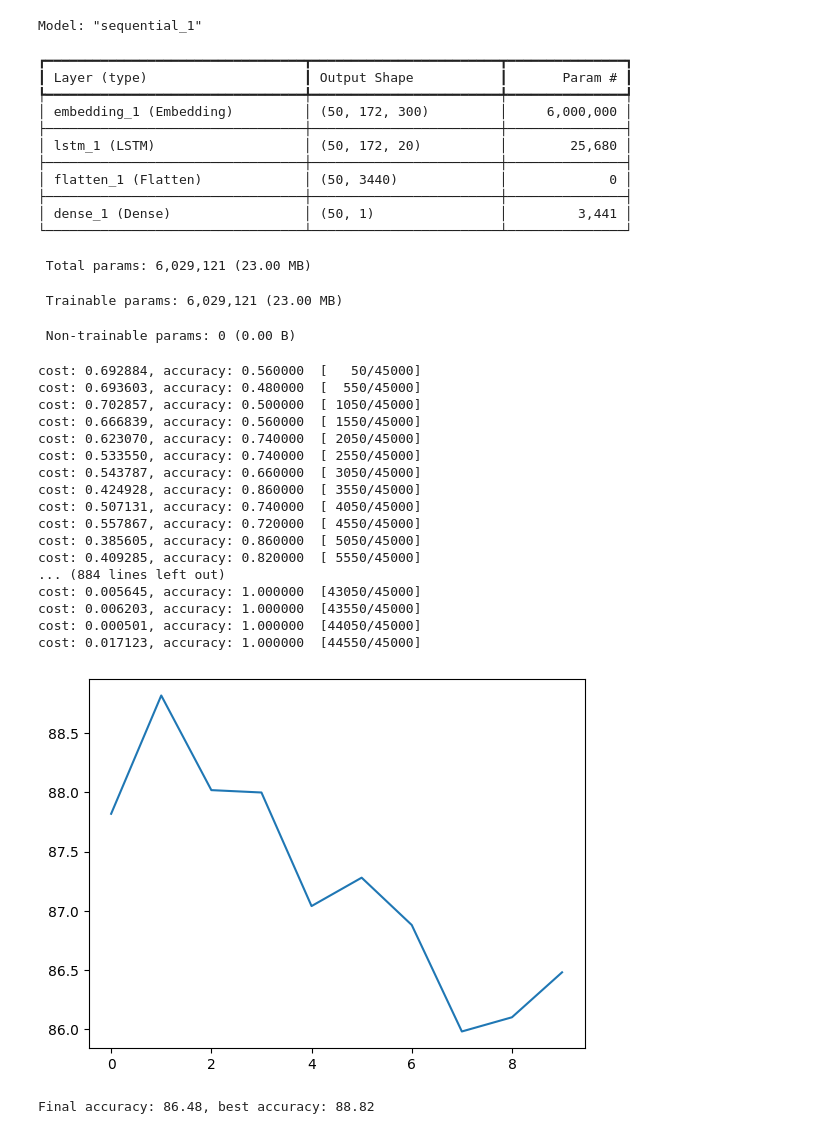
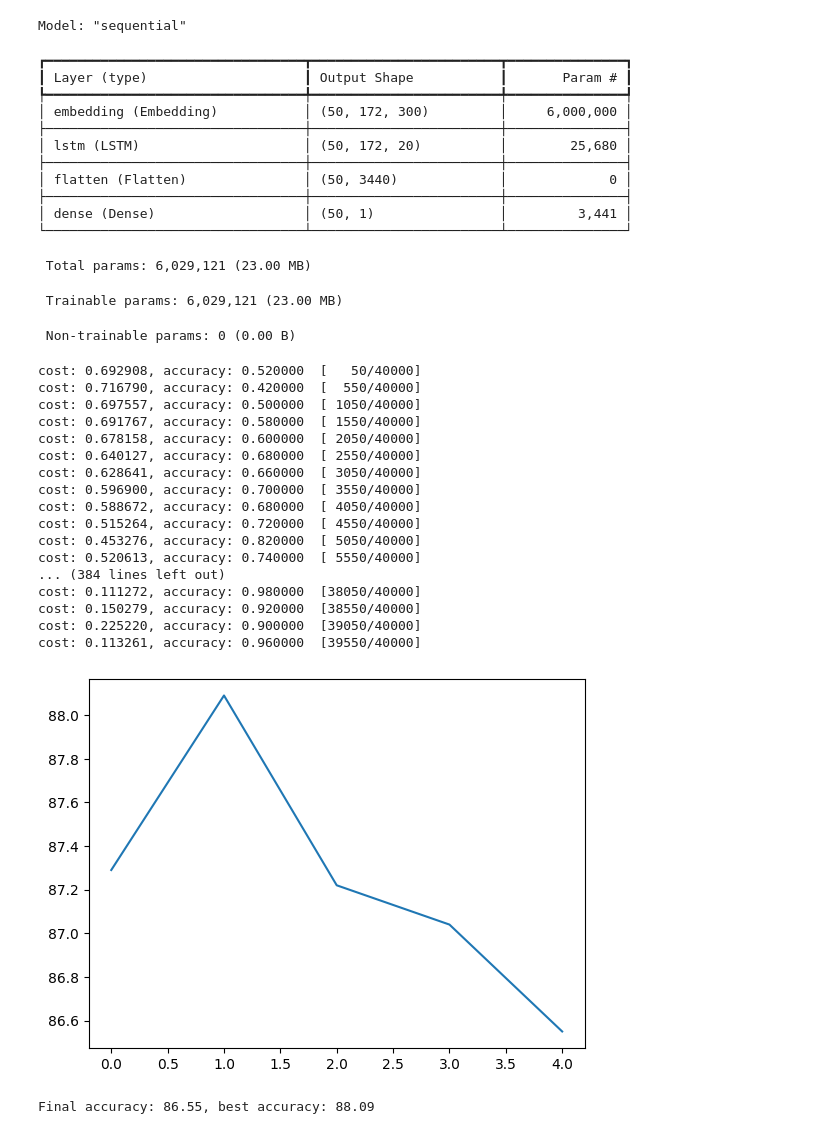
Before and after one commit to nwon24/nlp, a Jupyter notebook: W6/LSTM_WordEmbeddings.ipynb, the cells around one changed output. Drawn from its saved outputs; the diff is of its cells as text; code cells hidden in the pictures.

Commit message:
Created using Colab - 0.2 testing size

```diff
--- a/W6/LSTM_WordEmbeddings.ipynb
+++ b/W6/LSTM_WordEmbeddings.ipynb
@@ -68,7 +68,7 @@ def transform(text,vect):
 # print(corpus_vec)
 
 bsize=50
-epochs=10
+epochs=5
 lr=5e-4
 embed_dim=300
 
@@ -89,7 +89,7 @@ class lstm(nn.Module):
         self.hidden_size=hidden_size
         self.seq=seq
         self.rnn=True
-        self.lstm=nn.LSTM(input_size,hidden_size,batch_first=True,num_layers=1)
+        self.lstm=nn.LSTM(input_size,hidden_size,batch_first=True,num_layers=2)
         self.fc=nn.Linear(self.hidden_size*seq,1)
         #self.fc=nn.Linear(self.hidden_size,1)
         #self.embed=nn.Embedding(len(vect.vocabulary_),input_size)
@@ -135,7 +135,7 @@ class dense(nn.Module):
 vocab=len(vect.vocabulary_)
 Encoder = LabelEncoder()
 corpus_vec = transform(data["text"],vect)
-train_corpus_vec, test_corpus_vec, train_label, test_label = model_selection.train_test_split(corpus_vec,data["label"],test_size=0.1)
+train_corpus_vec, test_corpus_vec, train_label, test_label = model_selection.train_test_split(corpus_vec,data["label"],test_size=0.2)
 train_label = torch.from_numpy(Encoder.fit_transform(train_label)).float()
 test_label = torch.from_numpy(Encoder.fit_transform(test_label)).float()
 #train_corpus_vec = transform(train_corpus,vect)
@@ -220,57 +220,57 @@ keras_model=Sequential([InputLayer(shape=(maxlen,),batch_size=bsize),
                   Dense(1,activation="sigmoid")])
 keras_model.compile(optimizer="adam",loss="binary_crossentropy",metrics=["accuracy"])
 keras_model.summary()
 
 use_torch=True
 
 x=np.arange(epochs)
 y=np.zeros(epochs)
 #print(corpus_vec[0])
 if use_torch==True:
     for epoch in range(epochs):
         train(train_dataloader,c,loss_fn,optimizer)
         y[epoch] = test_loop(test_dataloader,c,loss_fn)
     plt.plot(x,y)
     plt.show()
     print(f"Final accuracy: {y[-1]:.2f}, best accuracy: {y[np.argmax(y)]:.2f}")
 else:
     keras_model.fit(train_corpus_vec,train_label,batch_size=bsize,epochs=epochs,validation_data=(test_corpus_vec,test_label))
     keras_model.evaluate(test_corpus_vec,test_label,batch_size=bsize)
 # %% [output]
-Model: "sequential_1"
+Model: "sequential"
 ┏━━━━━━━━━━━━━━━━━━━━━━━━━━━━━━━━━┳━━━━━━━━━━━━━━━━━━━━━━━━┳━━━━━━━━━━━━━━━┓
 ┃ Layer (type)                    ┃ Output Shape           ┃       Param # ┃
 ┡━━━━━━━━━━━━━━━━━━━━━━━━━━━━━━━━━╇━━━━━━━━━━━━━━━━━━━━━━━━╇━━━━━━━━━━━━━━━┩
-│ embedding_1 (Embedding)         │ (50, 172, 300)         │     6,000,000 │
+│ embedding (Embedding)           │ (50, 172, 300)         │     6,000,000 │
 ├─────────────────────────────────┼────────────────────────┼───────────────┤
-│ lstm_1 (LSTM)                   │ (50, 172, 20)          │        25,680 │
+│ lstm (LSTM)                     │ (50, 172, 20)          │        25,680 │
 ├─────────────────────────────────┼────────────────────────┼───────────────┤
-│ flatten_1 (Flatten)             │ (50, 3440)             │             0 │
+│ flatten (Flatten)               │ (50, 3440)             │             0 │
 ├─────────────────────────────────┼────────────────────────┼───────────────┤
-│ dense_1 (Dense)                 │ (50, 1)                │         3,441 │
+│ dense (Dense)                   │ (50, 1)                │         3,441 │
 └─────────────────────────────────┴────────────────────────┴───────────────┘
  Total params: 6,029,121 (23.00 MB)
  Trainable params: 6,029,121 (23.00 MB)
  Non-trainable params: 0 (0.00 B)
-cost: 0.692884, accuracy: 0.560000  [   50/45000]
-cost: 0.693603, accuracy: 0.480000  [  550/45000]
-cost: 0.702857, accuracy: 0.500000  [ 1050/45000]
-cost: 0.666839, accuracy: 0.560000  [ 1550/45000]
-cost: 0.623070, accuracy: 0.740000  [ 2050/45000]
-cost: 0.533550, accuracy: 0.740000  [ 2550/45000]
-cost: 0.543787, accuracy: 0.660000  [ 3050/45000]
-cost: 0.424928, accuracy: 0.860000  [ 3550/45000]
-cost: 0.507131, accuracy: 0.740000  [ 4050/45000]
-cost: 0.557867, accuracy: 0.720000  [ 4550/45000]
-cost: 0.385605, accuracy: 0.860000  [ 5050/45000]
-cost: 0.409285, accuracy: 0.820000  [ 5550/45000]
-... (884 lines left out)
-cost: 0.005645, accuracy: 1.000000  [43050/45000]
-cost: 0.006203, accuracy: 1.000000  [43550/45000]
-cost: 0.000501, accuracy: 1.000000  [44050/45000]
-cost: 0.017123, accuracy: 1.000000  [44550/45000]
+cost: 0.692908, accuracy: 0.520000  [   50/40000]
+cost: 0.716790, accuracy: 0.420000  [  550/40000]
+cost: 0.697557, accuracy: 0.500000  [ 1050/40000]
+cost: 0.691767, accuracy: 0.580000  [ 1550/40000]
+cost: 0.678158, accuracy: 0.600000  [ 2050/40000]
+cost: 0.640127, accuracy: 0.680000  [ 2550/40000]
+cost: 0.628641, accuracy: 0.660000  [ 3050/40000]
+cost: 0.596900, accuracy: 0.700000  [ 3550/40000]
+cost: 0.588672, accuracy: 0.680000  [ 4050/40000]
+cost: 0.515264, accuracy: 0.720000  [ 4550/40000]
+cost: 0.453276, accuracy: 0.820000  [ 5050/40000]
+cost: 0.520613, accuracy: 0.740000  [ 5550/40000]
+... (384 lines left out)
+cost: 0.111272, accuracy: 0.980000  [38050/40000]
+cost: 0.150279, accuracy: 0.920000  [38550/40000]
+cost: 0.225220, accuracy: 0.900000  [39050/40000]
+cost: 0.113261, accuracy: 0.960000  [39550/40000]
-[figure, old version]
+[figure, new version]
-Final accuracy: 86.48, best accuracy: 88.82
+Final accuracy: 86.55, best accuracy: 88.09
 # %%
 !pip install gensim
 # %% [output]
```
Also changed, not shown: parts of 2 cells of this notebook.
